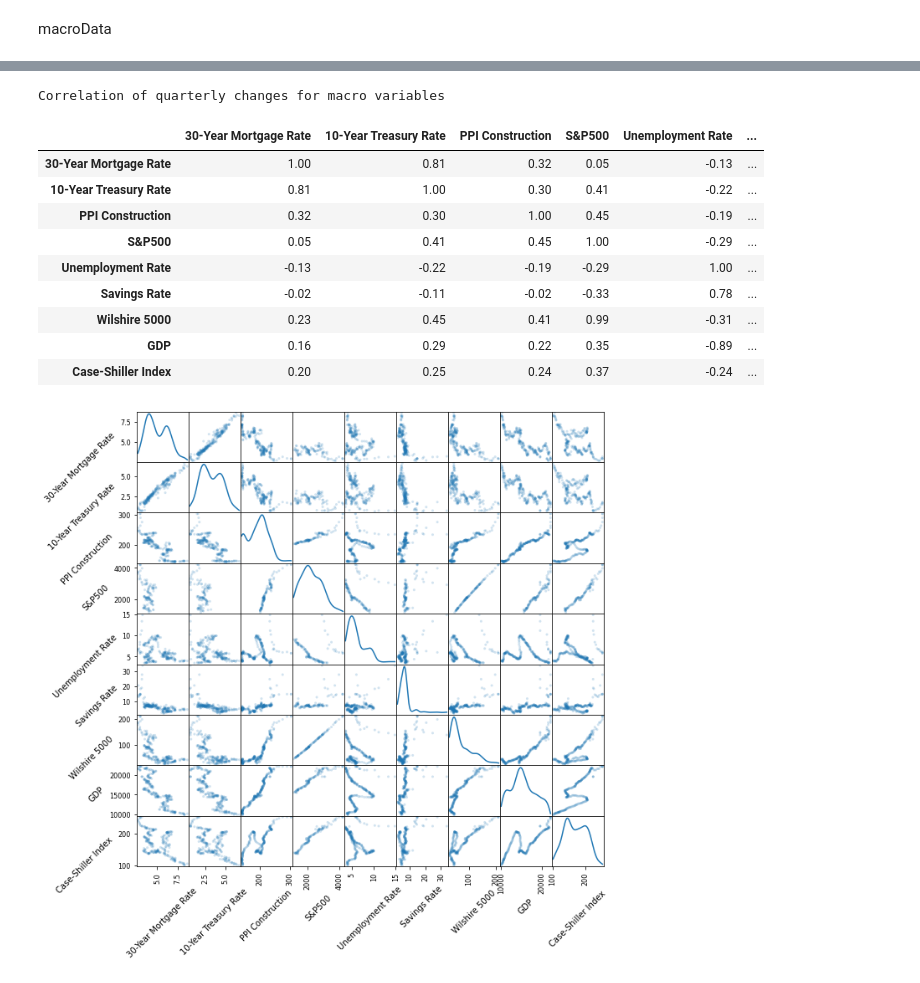
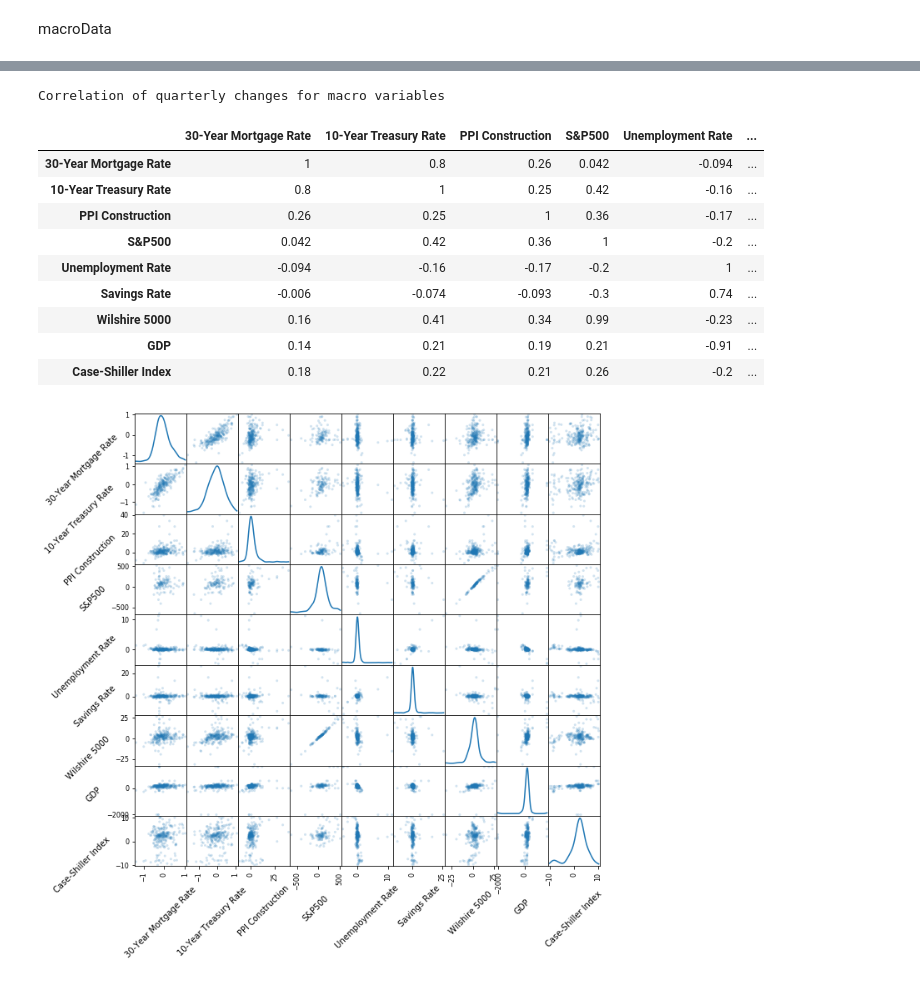
Before and after one commit to sparsha1644/HomePriceBeastNew, a Jupyter notebook: loadMacroData.ipynb, the cells around one changed output, grey strips where cells are left out. Saved outputs shown, nothing was run; the diff lists cells and outputs as text; code cells hidden in the pictures.

Commit message:
Fix quarterly definition, do scatter of changes.

```diff
--- a/loadMacroData.ipynb
+++ b/loadMacroData.ipynb
@@ -63,25 +64,25 @@ plt.show()
 # %%
-corr = macroData.diff(4).corr()
+corr = macroData.diff(3).corr()
 corr.style.background_gradient(cmap='coolwarm')
 corr.style.background_gradient(cmap='coolwarm').set_precision(2).set_caption('Correlation of quarterly changes for macro variables')
 # %% [output]
 Correlation of quarterly changes for macro variables
 |  | 30-Year Mortgage Rate | 10-Year Treasury Rate | PPI Construction | S&P500 | Unemployment Rate | ... |
-| 30-Year Mortgage Rate | 1.00 | 0.81 | 0.32 | 0.05 | -0.13 | ... |
-| 10-Year Treasury Rate | 0.81 | 1.00 | 0.30 | 0.41 | -0.22 | ... |
-| PPI Construction | 0.32 | 0.30 | 1.00 | 0.45 | -0.19 | ... |
-| S&P500 | 0.05 | 0.41 | 0.45 | 1.00 | -0.29 | ... |
-| Unemployment Rate | -0.13 | -0.22 | -0.19 | -0.29 | 1.00 | ... |
-| Savings Rate | -0.02 | -0.11 | -0.02 | -0.33 | 0.78 | ... |
-| Wilshire 5000 | 0.23 | 0.45 | 0.41 | 0.99 | -0.31 | ... |
-| GDP | 0.16 | 0.29 | 0.22 | 0.35 | -0.89 | ... |
-| Case-Shiller Index | 0.20 | 0.25 | 0.24 | 0.37 | -0.24 | ... |
+| 30-Year Mortgage Rate | 1 | 0.8 | 0.26 | 0.042 | -0.094 | ... |
+| 10-Year Treasury Rate | 0.8 | 1 | 0.25 | 0.42 | -0.16 | ... |
+| PPI Construction | 0.26 | 0.25 | 1 | 0.36 | -0.17 | ... |
+| S&P500 | 0.042 | 0.42 | 0.36 | 1 | -0.2 | ... |
+| Unemployment Rate | -0.094 | -0.16 | -0.17 | -0.2 | 1 | ... |
+| Savings Rate | -0.006 | -0.074 | -0.093 | -0.3 | 0.74 | ... |
+| Wilshire 5000 | 0.16 | 0.41 | 0.34 | 0.99 | -0.23 | ... |
+| GDP | 0.14 | 0.21 | 0.19 | 0.21 | -0.91 | ... |
+| Case-Shiller Index | 0.18 | 0.22 | 0.21 | 0.26 | -0.2 | ... |
 # %%
-axes = pd.plotting.scatter_matrix(macroData, alpha=0.2, figsize=(10,10), diagonal='kde')
+axes = pd.plotting.scatter_matrix(macroData.diff(3), alpha=0.2, figsize=(10,10), diagonal='kde')
 for ax in axes.flatten():
     ax.xaxis.label.set_rotation(45)
     ax.yaxis.label.set_rotation(45)
     ax.yaxis.label.set_ha('right')
 plt.show()
 # %% [output]
-[figure, old version]
+[figure, new version]
```
Also changed, not shown: parts of 3 cells of this notebook.
